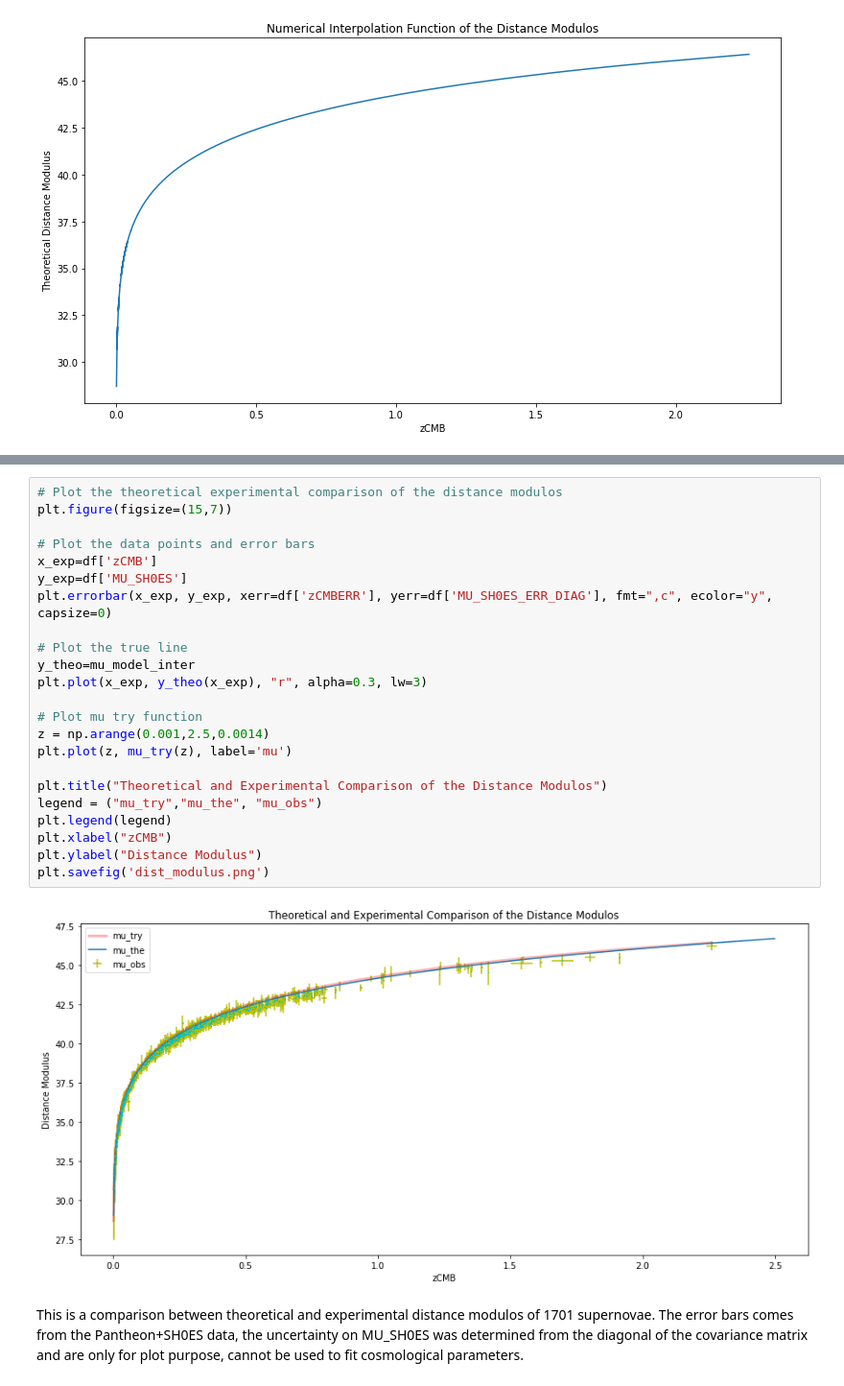
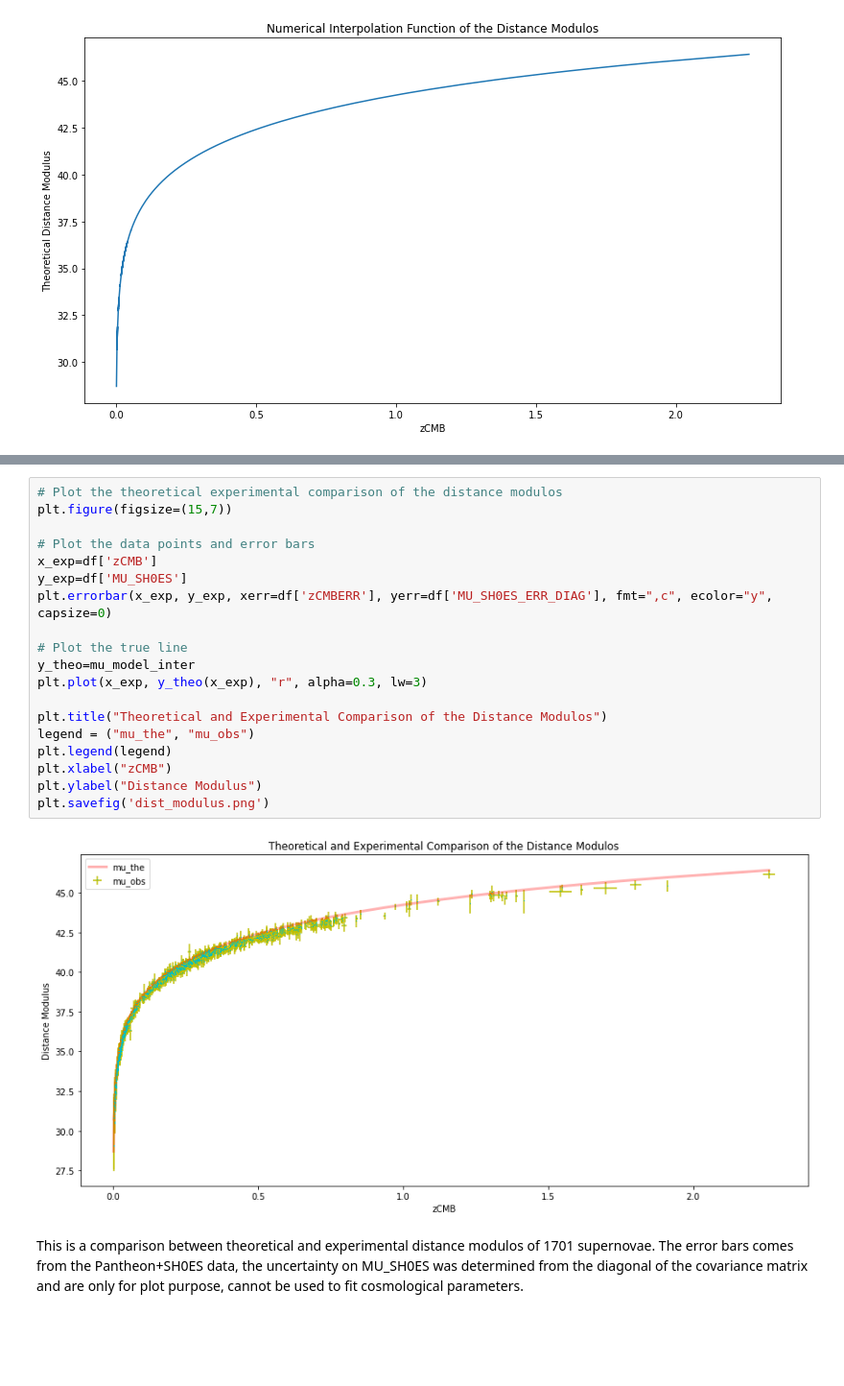
Before and after one commit to dimasjackson/Supernovae-Analysis-with-MCMC, a Jupyter notebook: final_supernovae-analysis-with-mcmc.ipynb, the cells around one changed output, grey strips where cells are left out. Shown at 96% size. Cells and saved outputs as stored; diff of their text form; blank space fills up the shorter version.

```diff
--- a/final_supernovae-analysis-with-mcmc.ipynb
+++ b/final_supernovae-analysis-with-mcmc.ipynb
@@ -194,28 +177,24 @@ Text(0, 0.5, 'Theoretical Distance Modulus')
 # %%
 # Plot the theoretical experimental comparison of the distance modulos
 plt.figure(figsize=(15,7))
 
 # Plot the data points and error bars
 x_exp=df['zCMB']
 y_exp=df['MU_SH0ES']
 plt.errorbar(x_exp, y_exp, xerr=df['zCMBERR'], yerr=df['MU_SH0ES_ERR_DIAG'], fmt=",c", ecolor="y", capsize=0)
 
 # Plot the true line
 y_theo=mu_model_inter
 plt.plot(x_exp, y_theo(x_exp), "r", alpha=0.3, lw=3)
 
-# Plot mu try function
-z = np.arange(0.001,2.5,0.0014)
-plt.plot(z, mu_try(z), label='mu')
-
 plt.title("Theoretical and Experimental Comparison of the Distance Modulos")
-legend = ("mu_try","mu_the", "mu_obs")
+legend = ("mu_the", "mu_obs")
 plt.legend(legend)
 plt.xlabel("zCMB")
 plt.ylabel("Distance Modulus")
 plt.savefig('dist_modulus.png')
 # %% [output]
-[figure, old version]
+[figure, new version]
 # %% [markdown]
 This is a comparison between theoretical and experimental distance modulos of 1701 supernovae. The error bars comes from the Pantheon+SH0ES data, the uncertainty on MU_SH0ES was determined from the diagonal of the covariance matrix and are only for plot purpose, cannot be used to fit cosmological parameters.
 # %% [markdown]
```
Also changed, not shown: parts of 24 cells of this notebook.
